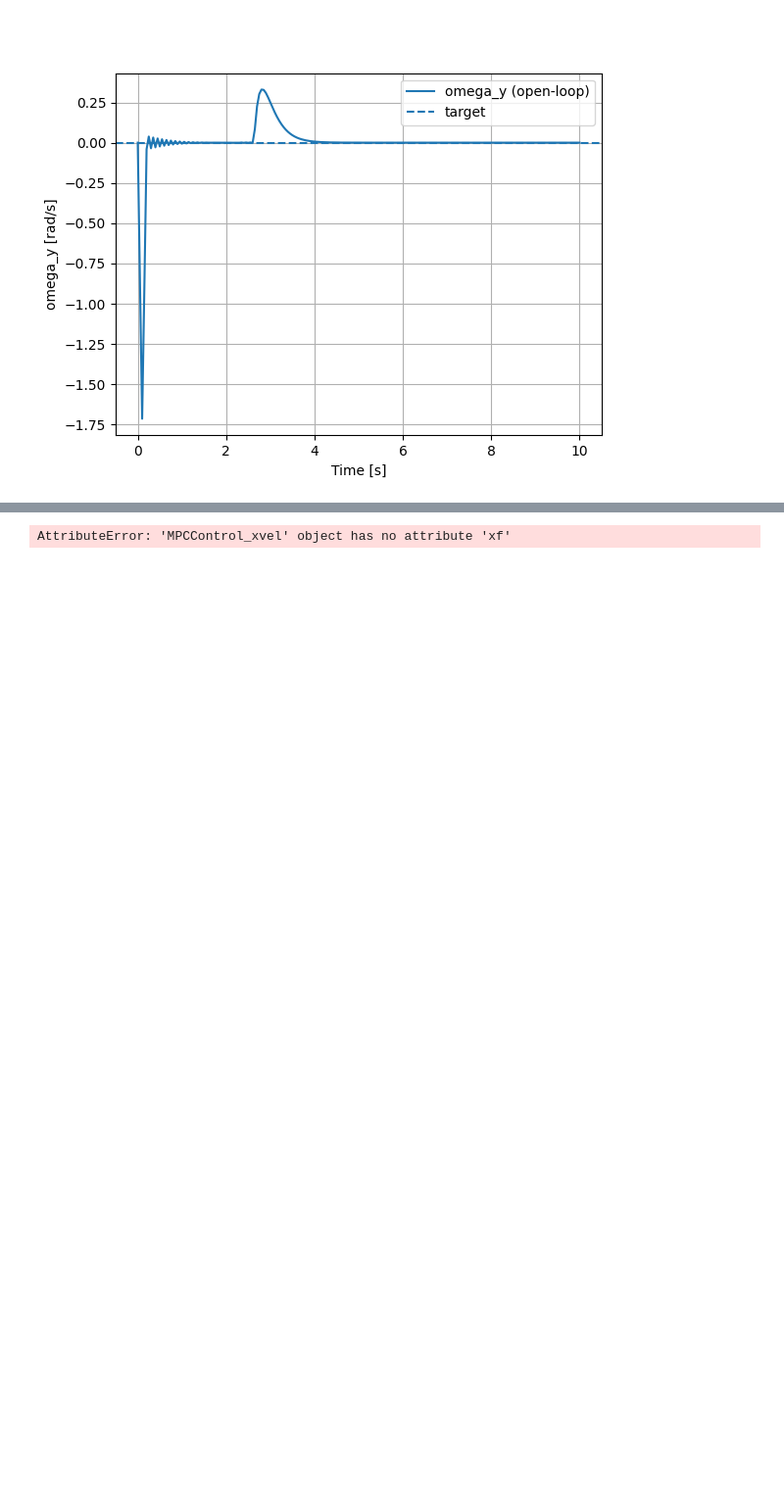
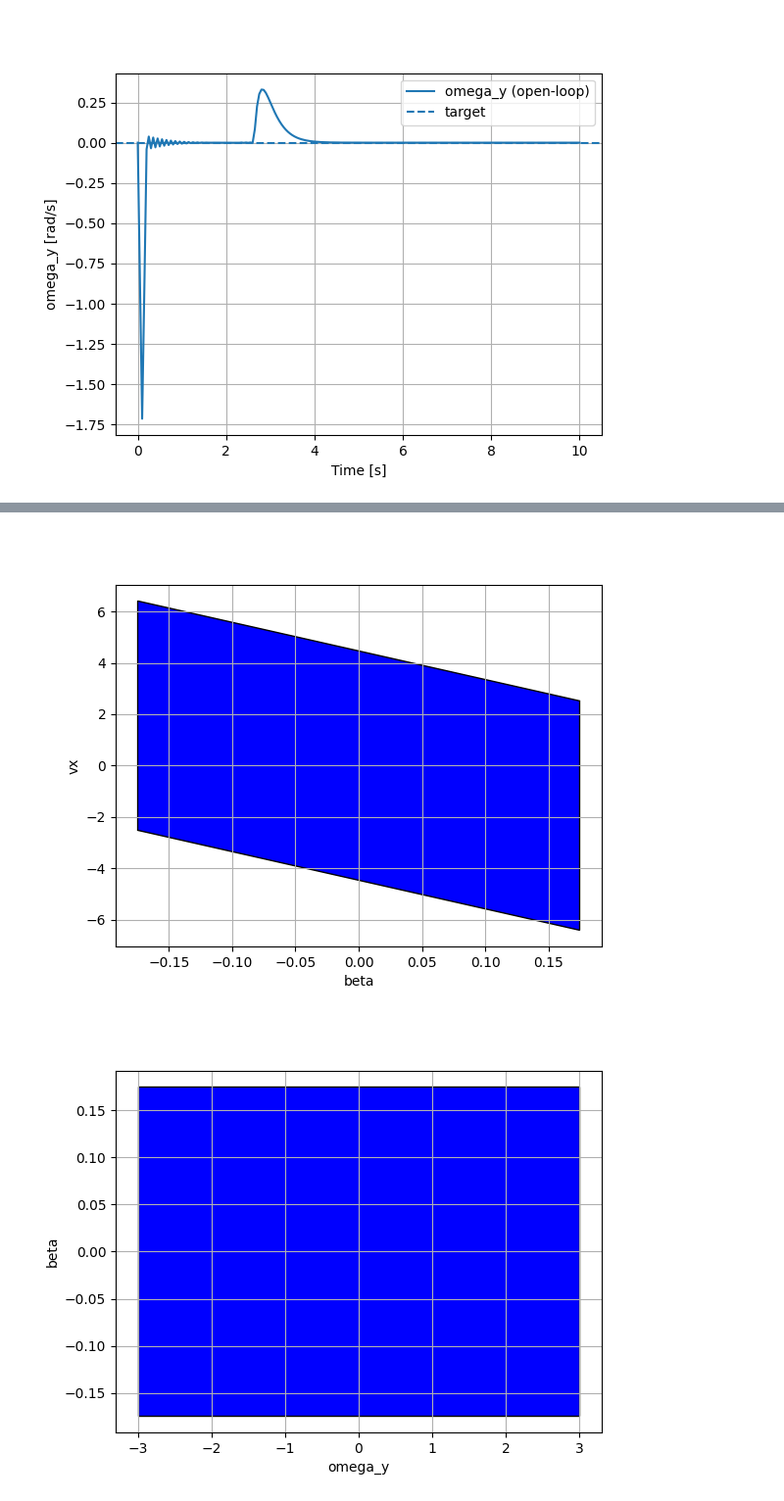
Before and after one commit to eglantinedurand/MPC_project, a Jupyter notebook: project/Deliverable_3_1/Deliverable_3_1.ipynb, the cells around one changed output, grey strips where cells are left out. Shown at 98% size. Cells and saved outputs as stored; diff of their text form; code cells hidden in the pictures; blank space fills up the shorter version.

```diff
--- a/project/Deliverable_3_1/Deliverable_3_1.ipynb
+++ b/project/Deliverable_3_1/Deliverable_3_1.ipynb
@@ -207,20 +219,21 @@ ValueError: x has 201 columns but y has 200 columns
 # %%
 import matplotlib.pyplot as plt
 
-Xf = mpc_x.xf  # however you store it
+Xf = mpc_x.Xf  # however you store it
 
 fig, ax = plt.subplots()
 Xf.projection(dims=(0,1)).plot(ax=ax)
 ax.set_xlabel("omega_y")
 ax.set_ylabel("beta")
 ax.grid(True)
 
 fig, ax = plt.subplots()
 Xf.projection(dims=(1,2)).plot(ax=ax)
 ax.set_xlabel("beta")
 ax.set_ylabel("vx")
 ax.grid(True)
 
 plt.show()
 # %% [output]
-AttributeError: 'MPCControl_xvel' object has no attribute 'xf'
+[figure, added]
+[figure, added]
```
Also changed, not shown: parts of 8 cells of this notebook, 3 other files.
